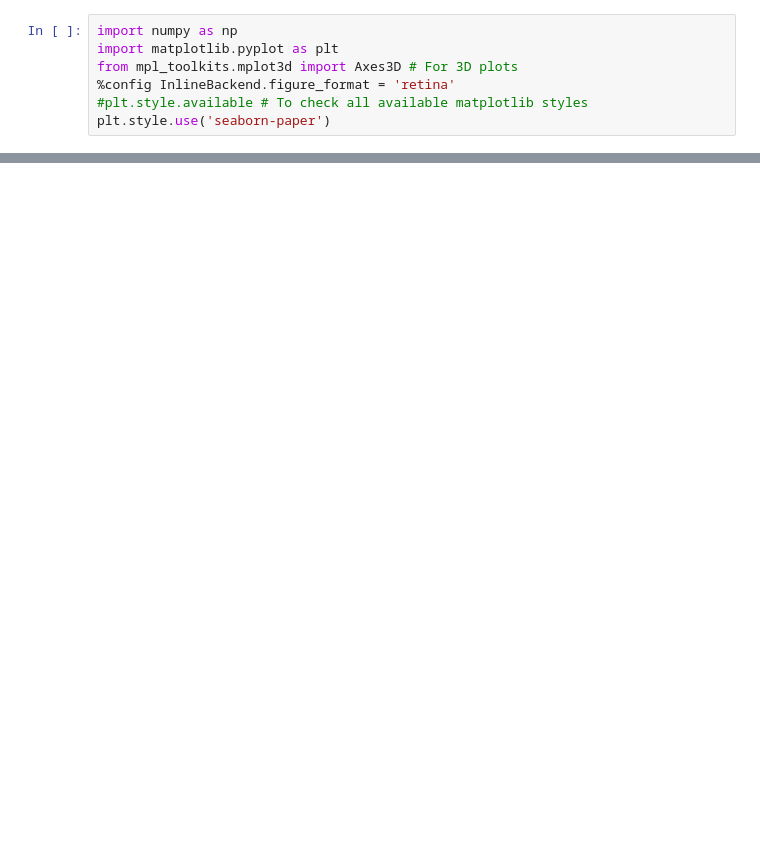
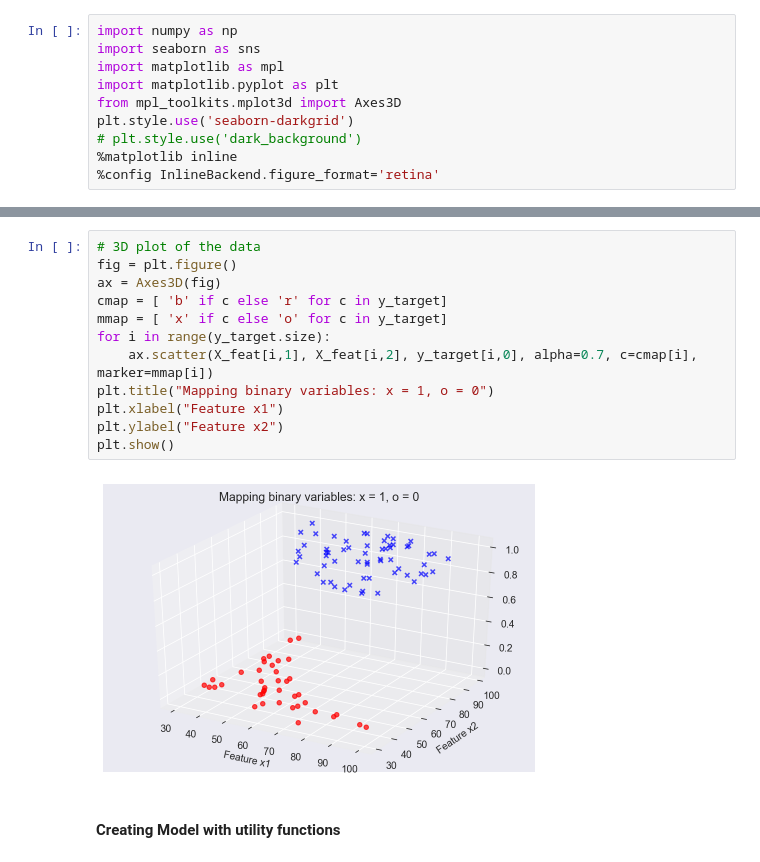
Before and after one commit to SamSamhuns/ml_linear_logistic_regression, a Jupyter notebook: logistic_regression.ipynb, the cells around one changed output, grey strips where cells are left out. Cells and saved outputs as stored; diff of their text form; blank space fills up the shorter version.

```diff
--- a/logistic_regression.ipynb
+++ b/logistic_regression.ipynb
@@ -14,7 +6,10 @@ model.
 # %%
 import numpy as np
+import seaborn as sns
+import matplotlib as mpl
 import matplotlib.pyplot as plt
-from mpl_toolkits.mplot3d import Axes3D # For 3D plots
-%config InlineBackend.figure_format = 'retina'
-#plt.style.available # To check all available matplotlib styles
-plt.style.use('seaborn-paper')
+from mpl_toolkits.mplot3d import Axes3D
+plt.style.use('seaborn-darkgrid')
+# plt.style.use('dark_background')
+%matplotlib inline
+%config InlineBackend.figure_format='retina'
@@ -57,0 +54,16 @@ plt.show()
+# %%
+# 3D plot of the data
+fig = plt.figure()
+ax = Axes3D(fig)
+cmap = [ 'b' if c else 'r' for c in y_target]
+mmap = [ 'x' if c else 'o' for c in y_target]
+for i in range(y_target.size):
+    ax.scatter(X_feat[i,1], X_feat[i,2], y_target[i,0], alpha=0.7, c=cmap[i], marker=mmap[i])
+plt.title("Mapping binary variables: x = 1, o = 0")
+plt.xlabel("Feature x1")
+plt.ylabel("Feature x2")
+plt.show()
+# %% [output]
+[figure, added]
+# %% [markdown]
+#### Creating Model with utility functions
```
Also changed, not shown: parts of 33 cells of this notebook, 1 other file.
